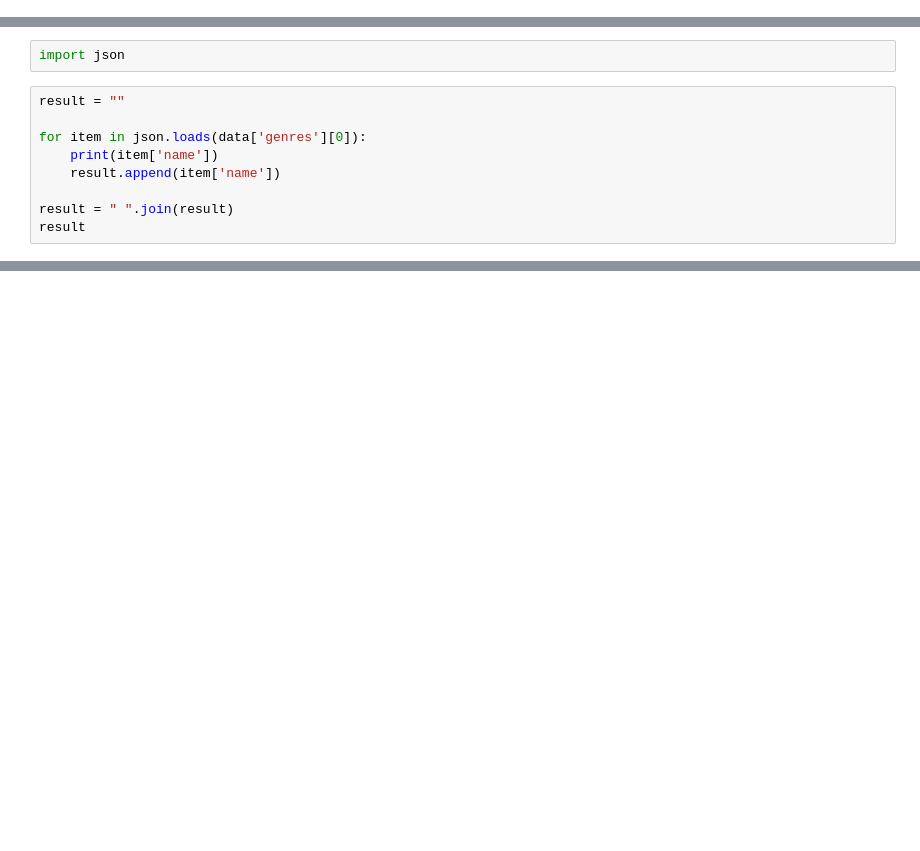
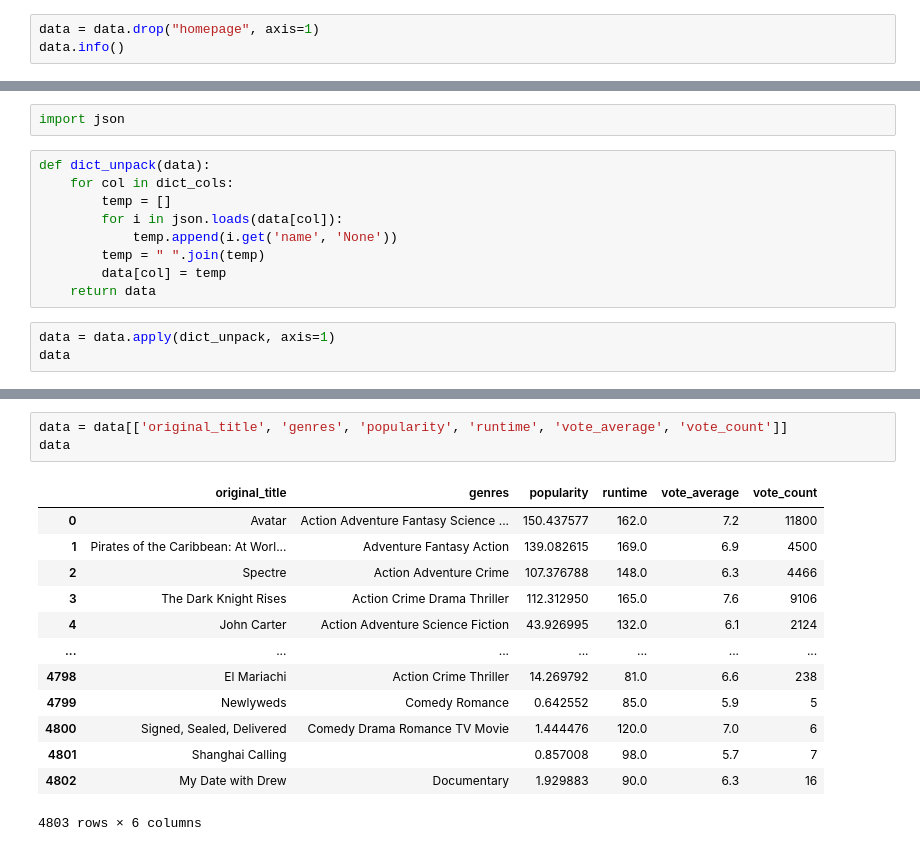
Before and after one commit to LongS1eeper/fintech_service_2nd, a Jupyter notebook: 05machine_learning/21컨텐츠기반_추천시스템_만들기.ipynb, the cells around one changed output, grey strips where cells are left out. Cells and saved outputs as stored; diff of their text form; blank space fills up the shorter version.

```diff
--- a/05machine_learning/21컨텐츠기반_추천시스템_만들기.ipynb
+++ b/05machine_learning/21컨텐츠기반_추천시스템_만들기.ipynb
@@ -28,0 +60,3 @@ data
+# %%
+data = data.drop("homepage", axis=1)
+data.info()
@@ -29,11 +87,14 @@ data
 # %%
 import json
-# %%
-result = ""
-
-for item in json.loads(data['genres'][0]):
-    print(item['name'])
-    result.append(item['name'])
-
-result = " ".join(result)
-result
+# %%
+def dict_unpack(data):
+    for col in dict_cols:
+        temp = []
+        for i in json.loads(data[col]):
+            temp.append(i.get('name', 'None'))
+        temp = " ".join(temp)
+        data[col] = temp
+    return data
+# %%
+data = data.apply(dict_unpack, axis=1)
+data
@@ -39,0 +124,17 @@ result
+# %%
+data = data[['original_title', 'genres', 'popularity', 'runtime', 'vote_average', 'vote_count']]
+data
+# %% [output]
+|  | original_title | genres | popularity | runtime | vote_average | vote_count |
+| 0 | Avatar | Action Adventure Fantasy Science ... | 150.437577 | 162.0 | 7.2 | 11800 |
+| 1 | Pirates of the Caribbean: At Worl... | Adventure Fantasy Action | 139.082615 | 169.0 | 6.9 | 4500 |
+| 2 | Spectre | Action Adventure Crime | 107.376788 | 148.0 | 6.3 | 4466 |
+| 3 | The Dark Knight Rises | Action Crime Drama Thriller | 112.312950 | 165.0 | 7.6 | 9106 |
+| 4 | John Carter | Action Adventure Science Fiction | 43.926995 | 132.0 | 6.1 | 2124 |
+| ... | ... | ... | ... | ... | ... | ... |
+| 4798 | El Mariachi | Action Crime Thriller | 14.269792 | 81.0 | 6.6 | 238 |
+| 4799 | Newlyweds | Comedy Romance | 0.642552 | 85.0 | 5.9 | 5 |
+| 4800 | Signed, Sealed, Delivered | Comedy Drama Romance TV Movie | 1.444476 | 120.0 | 7.0 | 6 |
+| 4801 | Shanghai Calling |  | 0.857008 | 98.0 | 5.7 | 7 |
+| 4802 | My Date with Drew | Documentary | 1.929883 | 90.0 | 6.3 | 16 |
+4803 rows × 6 columns
```
Also changed, not shown: parts of 29 cells of this notebook.
